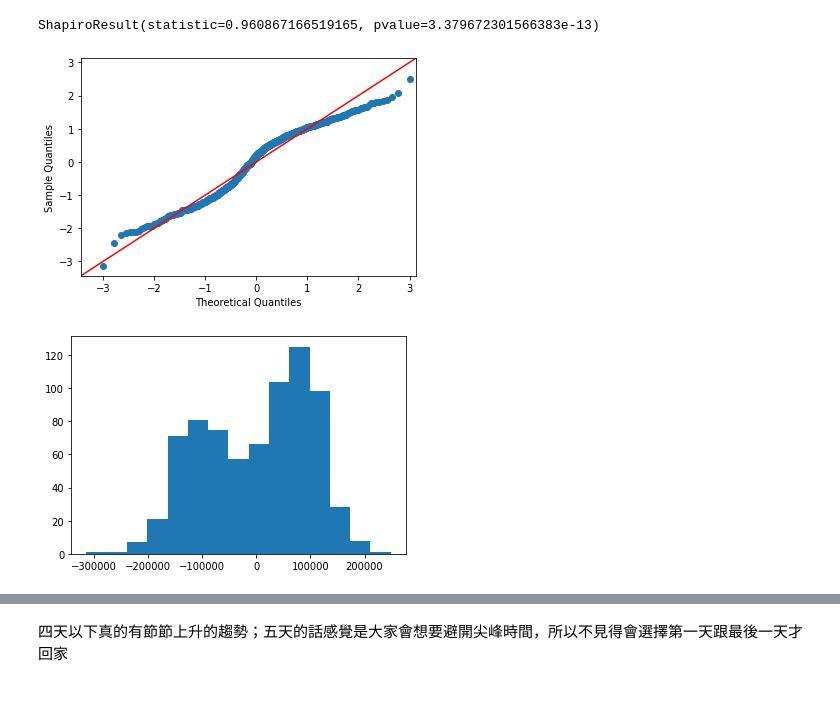
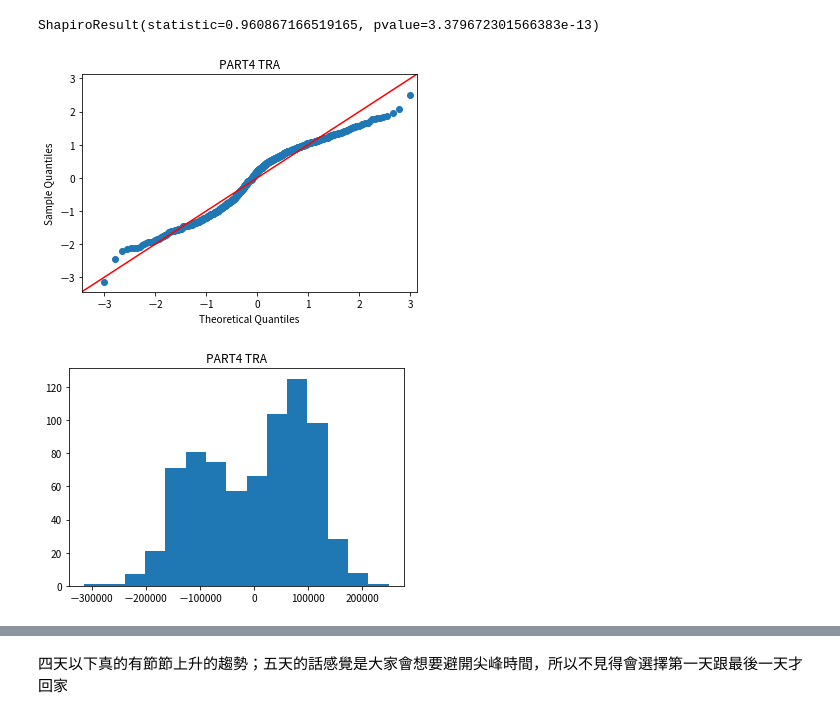
Before and after one commit to sam901122/Statistics_FinalProject, a Jupyter notebook: project_TRA/TRA_ANOVA.ipynb, the cells around one changed output, grey strips where cells are left out. Cells and saved outputs as stored; diff of their text form; code cells hidden in the pictures.

```diff
--- a/project_TRA/TRA_ANOVA.ipynb
+++ b/project_TRA/TRA_ANOVA.ipynb
@@ -202,8 +215,8 @@ for i in range( 2, len( phase ) ) :
 # %%
 df_3_ = pd.DataFrame( { 'trans_cnt' : cnt, 'holi_len': holi_len } )
 # %%
-results = smf.ols('trans_cnt ~ C(holi_len)', data=df_3_).fit()
-aov_14106_two = sms.anova_lm( results, typ=2 )
+results2 = smf.ols('trans_cnt ~ C(holi_len)', data=df_3_).fit()
+aov_14106_two = sms.anova_lm( results2, typ=2 )
 
 aov_14106_two
 # %% [output]
@@ -215,13 +228,17 @@ stats.shapiro( results.resid )
 # %% [output]
 ShapiroResult(statistic=0.960867166519165, pvalue=3.379672301566383e-13)
 # %%
-fig = sm.qqplot( results.resid, stats.norm, fit=True, line = '45' )
+fig = sm.qqplot( results2.resid, stats.norm, fit=True, line = '45' )
+plt.title( 'PART4 TRA' )
+plt.savefig( 'images/TRA_PART4_ANOVA_qqplot.jpg')
 # %% [output]
-[figure, old version]
+[figure, new version]
 # %%
-_ = plt.hist( results.resid, bins='auto' )
+_ = plt.hist( results2.resid, bins='auto' )
+plt.title( 'PART4 TRA' )
+plt.savefig( 'images/TRA_PART4_ANOVA_hist.jpg')
 # %% [output]
-[figure, old version]
+[figure, new version]
 # %%
 trCnt = [[],[],[],[]]
 for i in range( len( cnt ) ) :
```
Also changed, not shown: parts of 33 cells of this notebook, 7 other files.
